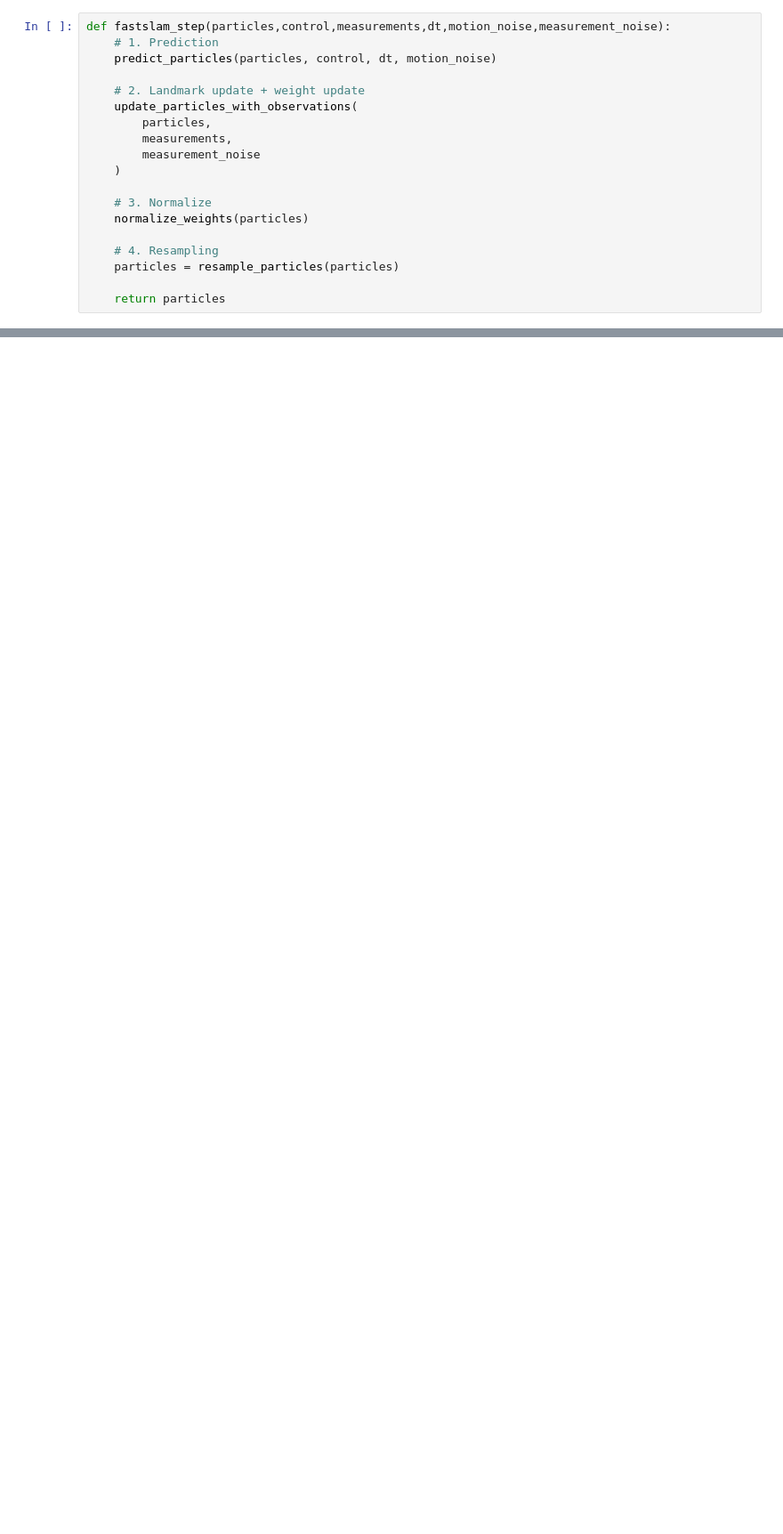
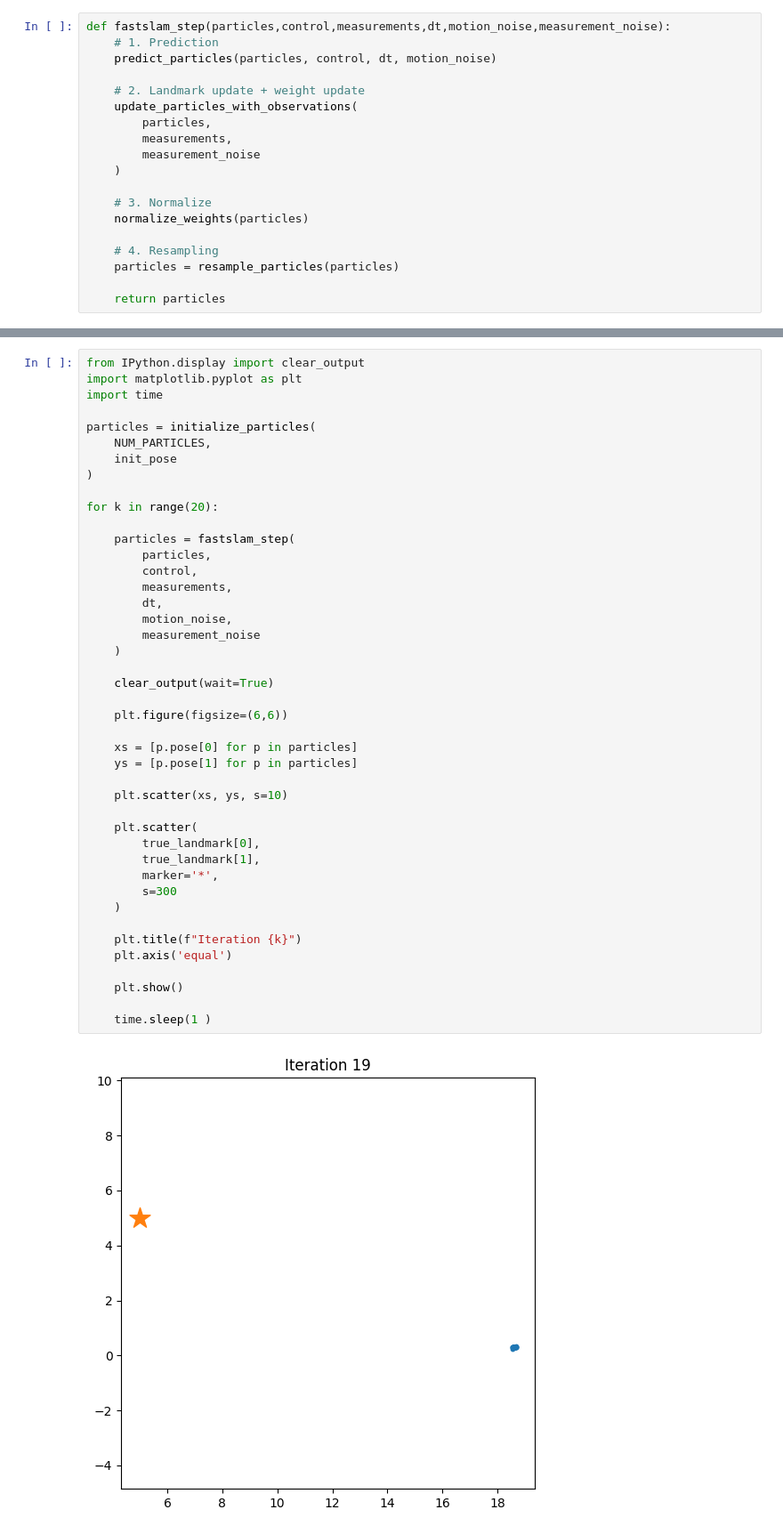
Before and after one commit to PeterykSong/PeterykSong.github.io, a Jupyter notebook: assets/notebooks/fastslam_tutorial.ipynb, the cells around one changed output, grey strips where cells are left out. Shown at 89% size. Saved outputs shown, nothing was run; the diff lists cells and outputs as text; blank space fills up the shorter version.

```diff
--- a/assets/notebooks/fastslam_tutorial.ipynb
+++ b/assets/notebooks/fastslam_tutorial.ipynb
@@ -361,0 +384,45 @@ plt.show()
+# %%
+from IPython.display import clear_output
+import matplotlib.pyplot as plt
+import time
+
+particles = initialize_particles(
+    NUM_PARTICLES,
+    init_pose
+)
+
+for k in range(20):
+
+    particles = fastslam_step(
+        particles,
+        control,
+        measurements,
+        dt,
+        motion_noise,
+        measurement_noise
+    )
+
+    clear_output(wait=True)
+
+    plt.figure(figsize=(6,6))
+
+    xs = [p.pose[0] for p in particles]
+    ys = [p.pose[1] for p in particles]
+
+    plt.scatter(xs, ys, s=10)
+
+    plt.scatter(
+        true_landmark[0],
+        true_landmark[1],
+        marker='*',
+        s=300
+    )
+
+    plt.title(f"Iteration {k}")
+    plt.axis('equal')
+
+    plt.show()
+
+    time.sleep(1 )
+# %% [output]
+[figure, added]
```
Also changed, not shown: parts of 4 cells of this notebook.
